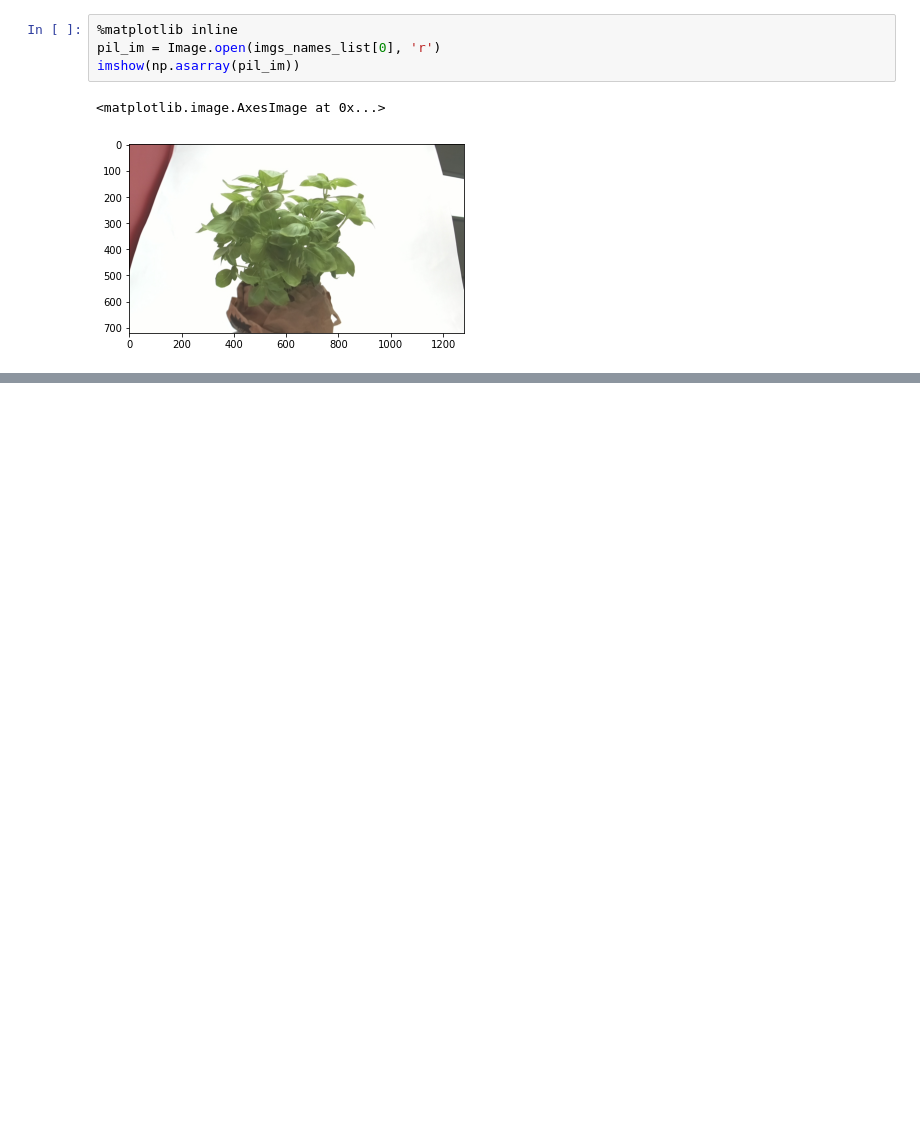
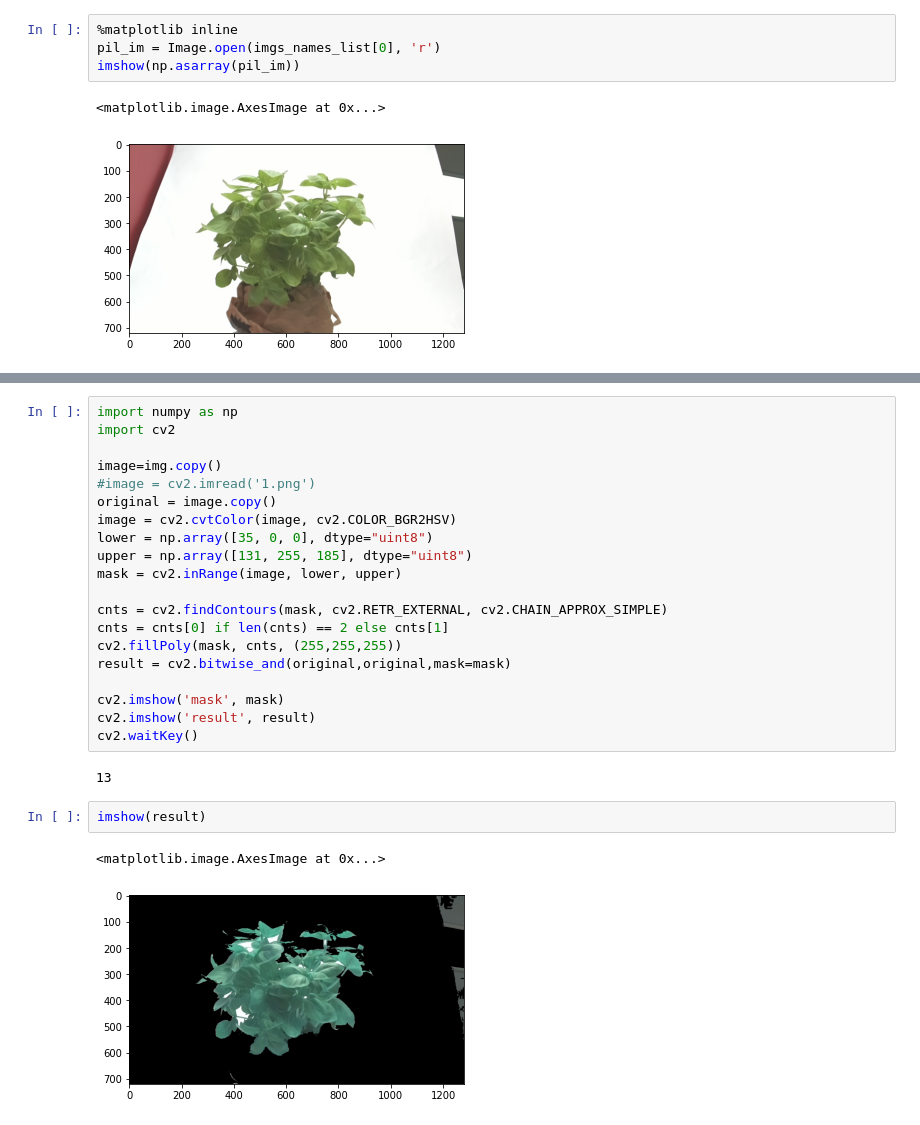
Before and after one commit to Lite-Fog/raspi-plant, a Jupyter notebook: raspi-plant.ipynb, the cells around one changed output, grey strips where cells are left out. Drawn from its saved outputs; the diff is of its cells as text; blank space fills up the shorter version.

Commit message:
first mask

```diff
--- a/raspi-plant.ipynb
+++ b/raspi-plant.ipynb
@@ -58,0 +56,27 @@ imshow(np.asarray(pil_im))
+# %%
+import numpy as np
+import cv2
+
+image=img.copy()
+#image = cv2.imread('1.png')
+original = image.copy()
+image = cv2.cvtColor(image, cv2.COLOR_BGR2HSV)
+lower = np.array([35, 0, 0], dtype="uint8")
+upper = np.array([131, 255, 185], dtype="uint8")
+mask = cv2.inRange(image, lower, upper)
+
+cnts = cv2.findContours(mask, cv2.RETR_EXTERNAL, cv2.CHAIN_APPROX_SIMPLE)
+cnts = cnts[0] if len(cnts) == 2 else cnts[1]
+cv2.fillPoly(mask, cnts, (255,255,255))
+result = cv2.bitwise_and(original,original,mask=mask)
+
+cv2.imshow('mask', mask)
+cv2.imshow('result', result)
+cv2.waitKey()
+# %% [output]
+13
+# %%
+imshow(result)
+# %% [output]
+<matplotlib.image.AxesImage at 0x...>
+[figure, added]
```
Also changed, not shown: parts of 1 cell of this notebook.
